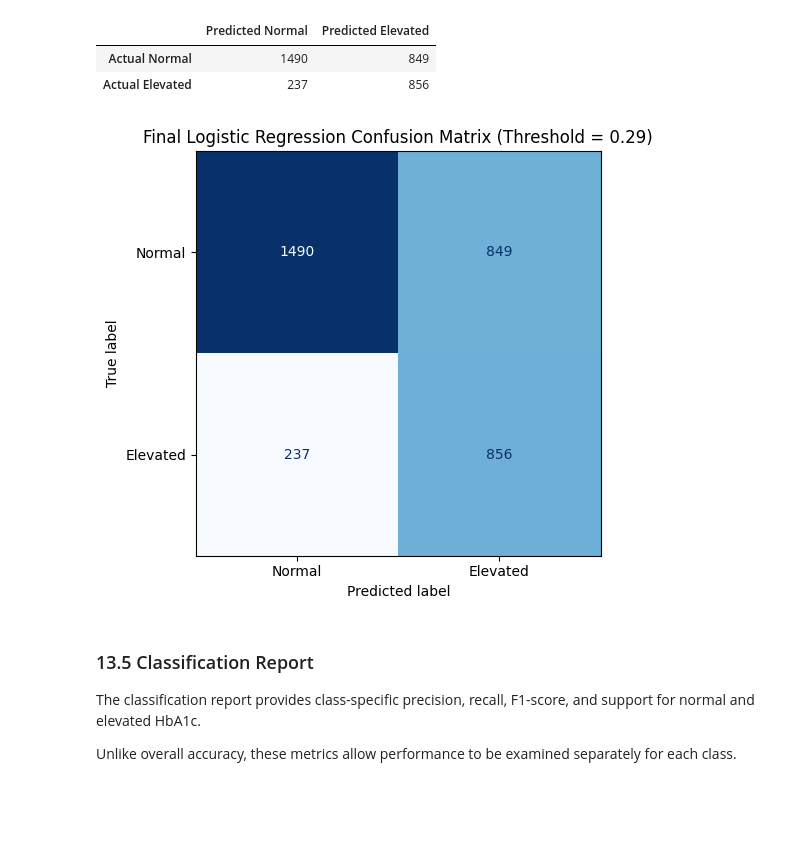
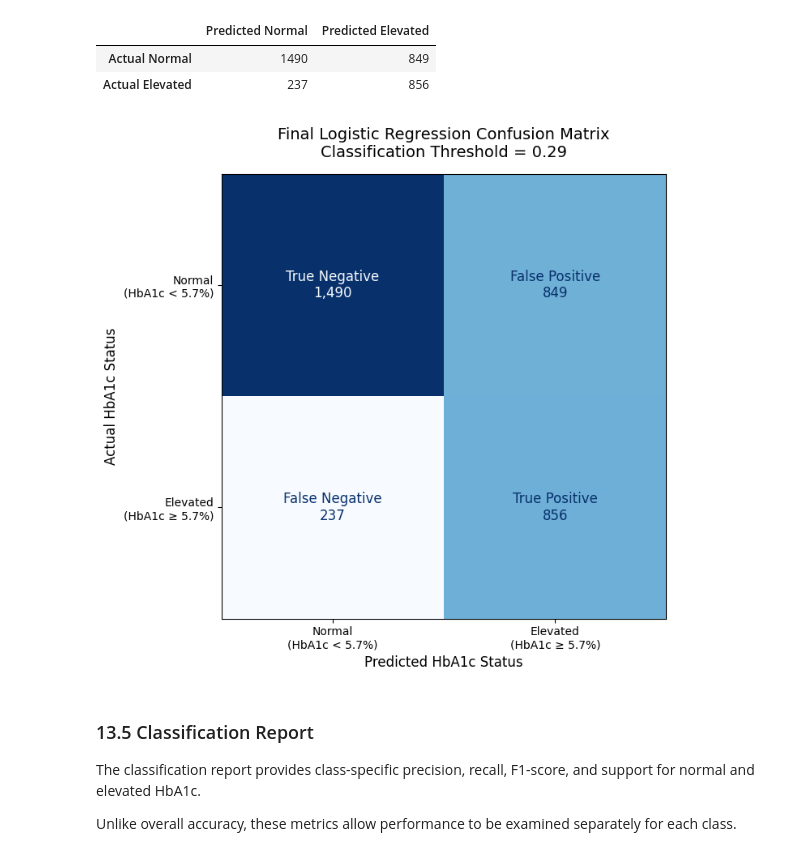
Before and after one commit to Winglessdeman/UMBC-DATA606-Capstone, a Jupyter notebook: notebooks/nhanes_modeling.ipynb, the cells around one changed output. Cells and saved outputs as stored; diff of their text form; code cells hidden in the pictures; blank space fills up the shorter version.

```diff
--- a/notebooks/nhanes_modeling.ipynb
+++ b/notebooks/nhanes_modeling.ipynb
@@ -3015,32 +3015,67 @@ display(final_test_cm_table)
 | Actual Normal | 1490 | 849 |
 | Actual Elevated | 237 | 856 |
 # %%
+from sklearn.metrics import ConfusionMatrixDisplay
 import matplotlib.pyplot as plt
-from sklearn.metrics import ConfusionMatrixDisplay
+from pathlib import Path
+
+fig, ax = plt.subplots(figsize=(8, 7))
 
 disp = ConfusionMatrixDisplay(
     confusion_matrix=final_test_cm,
-    display_labels=["Normal", "Elevated"]
+    display_labels=[
+        "Normal\n(HbA1c < 5.7%)",
+        "Elevated\n(HbA1c ≥ 5.7%)"
+    ]
 )
 
-fig, ax = plt.subplots(figsize=(7, 5))
-
 disp.plot(
+    cmap="Blues",
     ax=ax,
-    cmap="Blues",
-    values_format="d",
-    colorbar=False
+    colorbar=False,
+    values_format="d"
 )
 
-plt.title(
-    f"Final Logistic Regression Confusion Matrix "
-    f"(Threshold = {final_threshold:.2f})"
+# Add classification labels
+cell_labels = [
+    ["True Negative", "False Positive"],
+    ["False Negative", "True Positive"]
+]
+
+for i in range(2):
+    for j in range(2):
+        disp.text_[i, j].set_text(
+            f"{cell_labels[i][j]}\n{final_test_cm[i, j]:,}"
+        )
+        disp.text_[i, j].set_fontsize(12)
+
+# Title and axis labels
+ax.set_title(
+    "Final Logistic Regression Confusion Matrix\n"
+    f"Classification Threshold = {final_threshold:.2f}",
+    fontsize=14,
+    pad=15
 )
 
+ax.set_xlabel("Predicted HbA1c Status", fontsize=12)
+ax.set_ylabel("Actual HbA1c Status", fontsize=12)
+
 plt.tight_layout()
+
+# Create visualization folder if it does not exist
+visuals_dir = Path("../app/visuals")
+visuals_dir.mkdir(parents=True, exist_ok=True)
+
+# Save visualization for Streamlit
+fig.savefig(
+    assets_dir / "confusion_matrix.png",
+    dpi=300,
+    bbox_inches="tight"
+)
+
 plt.show()
 # %% [output]
-[figure, old version]
+[figure, new version]
 # %% [markdown]
 ### 13.5 Classification Report
 
```
Also changed, not shown: parts of 34 cells of this notebook.
